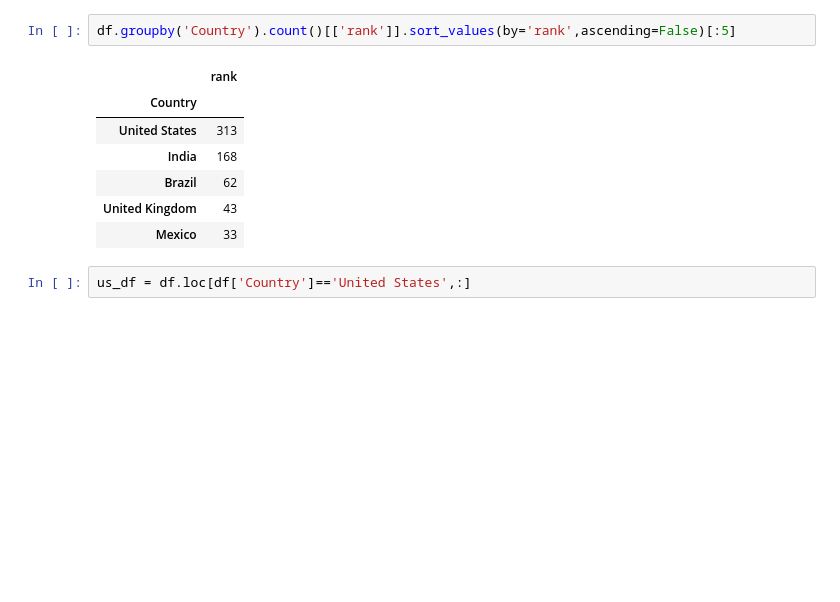
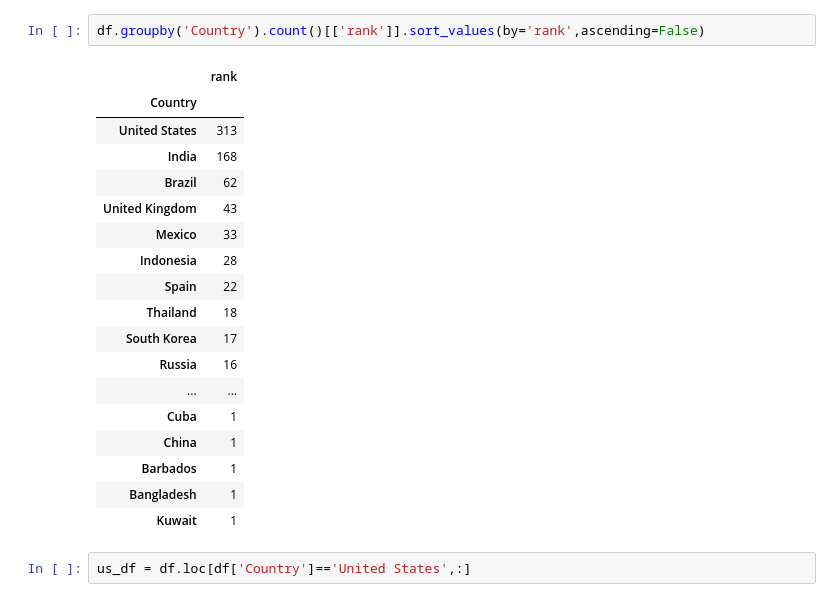
Before and after one commit to okty1227/bie_portfolio, a Jupyter notebook: assignment1/eda.ipynb, the cells around one changed output. Saved outputs shown, nothing was run; the diff lists cells and outputs as text; blank space fills up the shorter version.

```diff
--- a/assignment1/eda.ipynb
+++ b/assignment1/eda.ipynb
@@ -28,13 +76,24 @@ Index(['rank', 'Youtuber', 'subscribers', 'video views', 'category', 'Title',
 # %%
-df.groupby('Country').count()[['rank']].sort_values(by='rank',ascending=False)[:5]
+df.groupby('Country').count()[['rank']].sort_values(by='rank',ascending=False)
 # %% [output]
 |  | rank |
 | Country |  |
 | United States | 313 |
 | India | 168 |
 | Brazil | 62 |
 | United Kingdom | 43 |
 | Mexico | 33 |
+| Indonesia | 28 |
+| Spain | 22 |
+| Thailand | 18 |
+| South Korea | 17 |
+| Russia | 16 |
+| ... | ... |
+| Cuba | 1 |
+| China | 1 |
+| Barbados | 1 |
+| Bangladesh | 1 |
+| Kuwait | 1 |
 # %%
 us_df = df.loc[df['Country']=='United States',:]
 # %%
```
Also changed, not shown: parts of 9 cells of this notebook, 4 other files.
